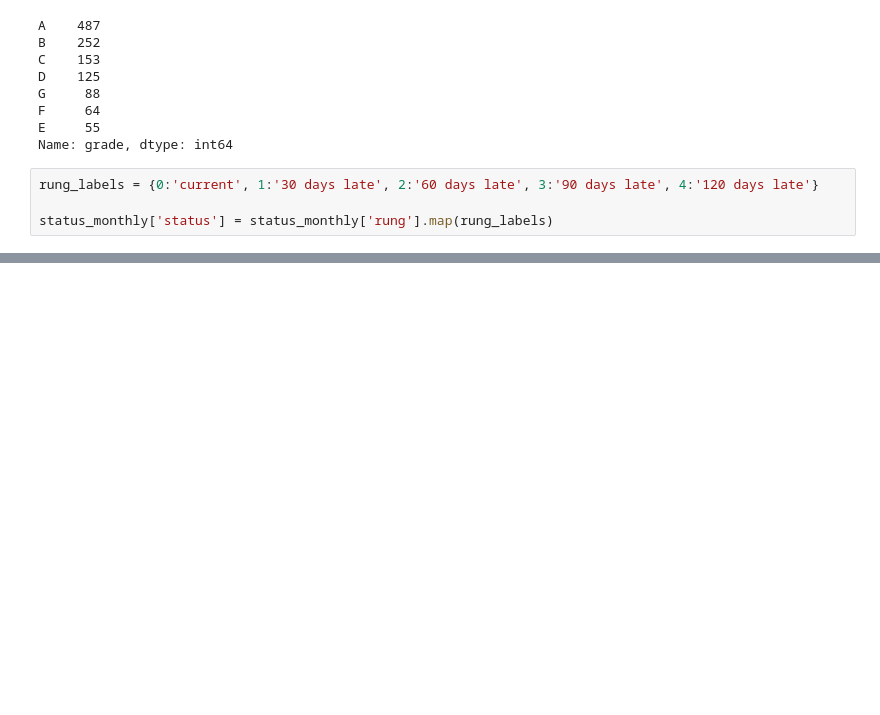
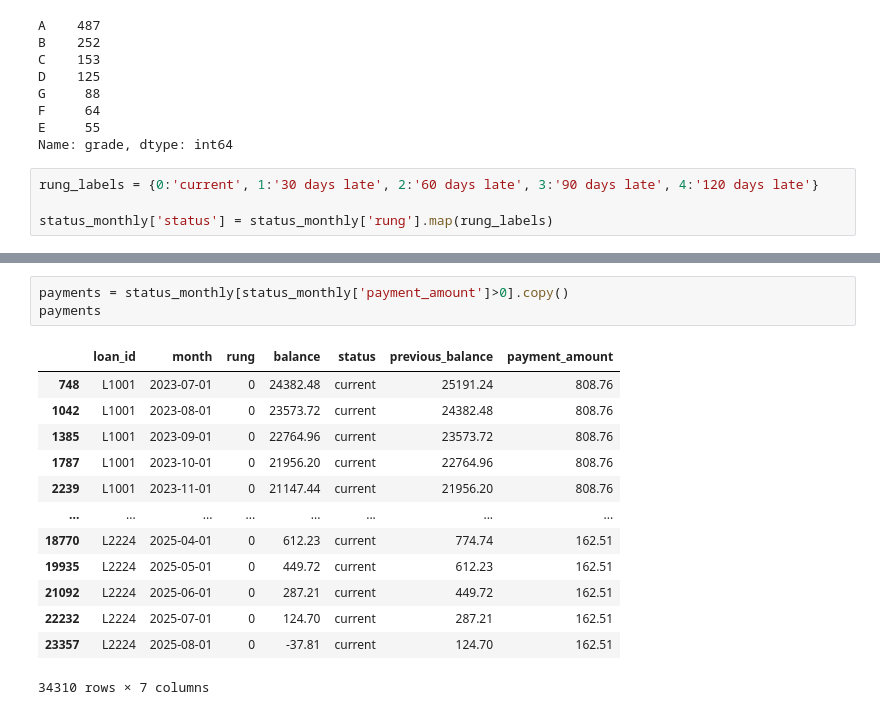
Before and after one commit to aishwaryapv-02/loan-portfolio-risk-analyzer, a Jupyter notebook: notebooks/02_status_simulation.ipynb, the cells around one changed output, grey strips where cells are left out. Saved outputs shown, nothing was run; the diff lists cells and outputs as text; blank space fills up the shorter version.

```diff
--- a/notebooks/02_status_simulation.ipynb
+++ b/notebooks/02_status_simulation.ipynb
@@ -231,0 +373,17 @@ status_monthly
+# %%
+payments = status_monthly[status_monthly['payment_amount']>0].copy()
+payments
+# %% [output]
+|  | loan_id | month | rung | balance | status | previous_balance | payment_amount |
+| 748 | L1001 | 2023-07-01 | 0 | 24382.48 | current | 25191.24 | 808.76 |
+| 1042 | L1001 | 2023-08-01 | 0 | 23573.72 | current | 24382.48 | 808.76 |
+| 1385 | L1001 | 2023-09-01 | 0 | 22764.96 | current | 23573.72 | 808.76 |
+| 1787 | L1001 | 2023-10-01 | 0 | 21956.20 | current | 22764.96 | 808.76 |
+| 2239 | L1001 | 2023-11-01 | 0 | 21147.44 | current | 21956.20 | 808.76 |
+| ... | ... | ... | ... | ... | ... | ... | ... |
+| 18770 | L2224 | 2025-04-01 | 0 | 612.23 | current | 774.74 | 162.51 |
+| 19935 | L2224 | 2025-05-01 | 0 | 449.72 | current | 612.23 | 162.51 |
+| 21092 | L2224 | 2025-06-01 | 0 | 287.21 | current | 449.72 | 162.51 |
+| 22232 | L2224 | 2025-07-01 | 0 | 124.70 | current | 287.21 | 162.51 |
+| 23357 | L2224 | 2025-08-01 | 0 | -37.81 | current | 124.70 | 162.51 |
+34310 rows × 7 columns
```
Also changed, not shown: parts of 19 cells of this notebook, 3 other files.
